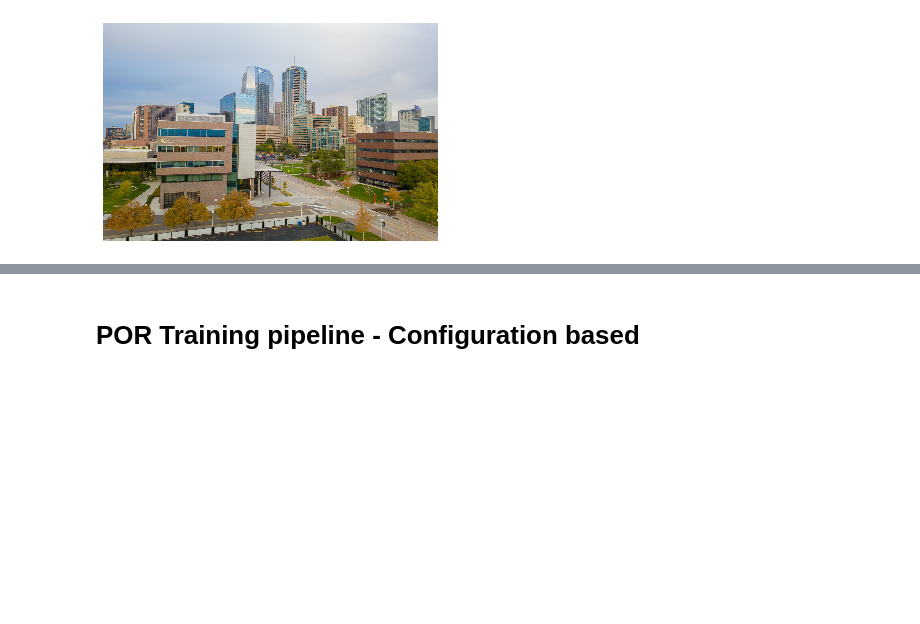
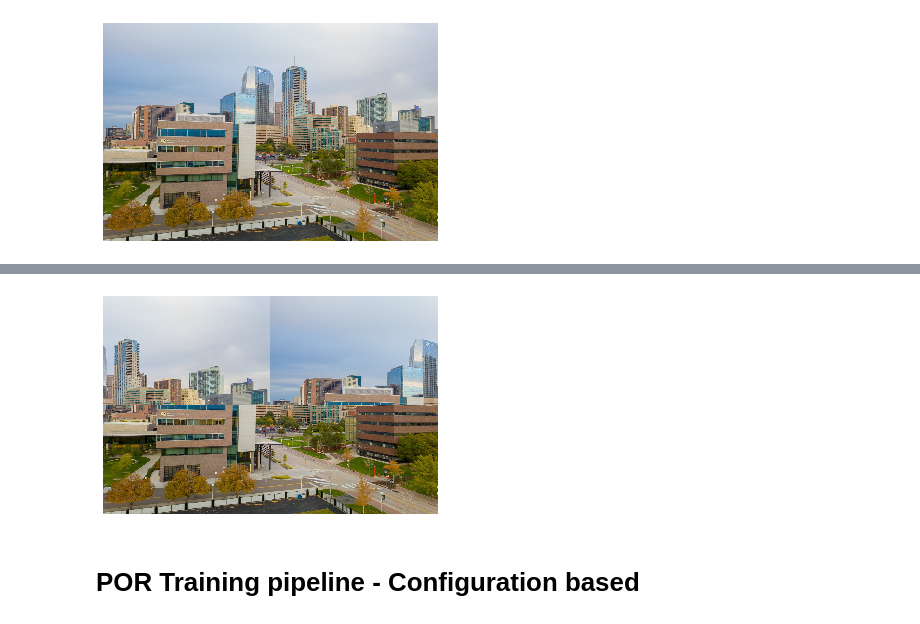
Before and after one commit to h3nok/CANN-Context-Aware-NeuralNetworks-, a Jupyter notebook: demo/por_demo.ipynb, the cells around one changed output, grey strips where cells are left out. Saved outputs shown, nothing was run; the diff lists cells and outputs as text; code cells hidden in the pictures; blank space fills up the shorter version.

```diff
--- a/demo/por_demo.ipynb
+++ b/demo/por_demo.ipynb
@@ -50,3 +52,10 @@ por.show_reconstructed_input()
+# %%
+reference_block_minimum_entropy = np.argmin(por.ranks)
+new_input, label = por.construct_new_input_from_blocks(block_ranking_measure=Measure.JE, reference_block_index=reference_block_minimum_entropy)
+por.save_reconstructed_input(measure='JE')
+por.show_reconstructed_input()
+# %% [output]
+[figure, added]
 # %% [markdown]
 # POR Training pipeline - Configuration based
 # %%
```
Also changed, not shown: parts of 5 cells of this notebook, 4 other files.
